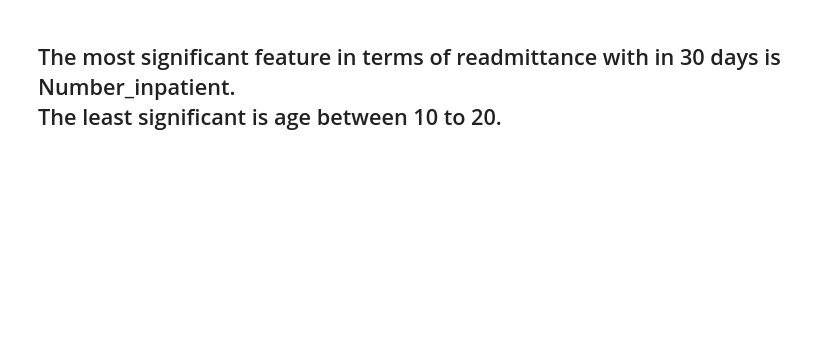
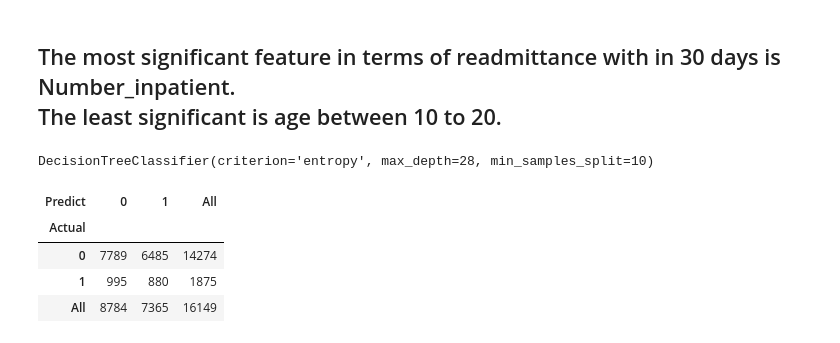
Before and after one commit to siddeshwar627/SMU_QTW, a Jupyter notebook: case_study2/CaseStudy2.ipynb, the cells around one changed output. Saved outputs shown, nothing was run; the diff lists cells and outputs as text; code cells hidden in the pictures; blank space fills up the shorter version.

```diff
--- a/case_study2/CaseStudy2.ipynb
+++ b/case_study2/CaseStudy2.ipynb
@@ -548,2 +541,17 @@ sorted_dict
 # %% [markdown]
 ## The most significant feature in terms of readmittance with in 30 days is Number_inpatient.<br> The least significant is age between 10 to 20.
+# %%
+from sklearn.tree import DecisionTreeClassifier
+dtree = DecisionTreeClassifier(max_depth=28, criterion = "entropy", min_samples_split=10)
+dtree.fit(X_train, y_train)
+# %% [output]
+DecisionTreeClassifier(criterion='entropy', max_depth=28, min_samples_split=10)
+# %%
+dtree_pred = dtree.predict(X_test)
+pd.crosstab(pd.Series(y_test, name = 'Actual'), pd.Series(dtree_pred, name = 'Predict'), margins = True)
+# %% [output]
+| Predict | 0 | 1 | All |
+| Actual |  |  |  |
+| 0 | 7789 | 6485 | 14274 |
+| 1 | 995 | 880 | 1875 |
+| All | 8784 | 7365 | 16149 |
```
Also changed, not shown: parts of 27 cells of this notebook.
